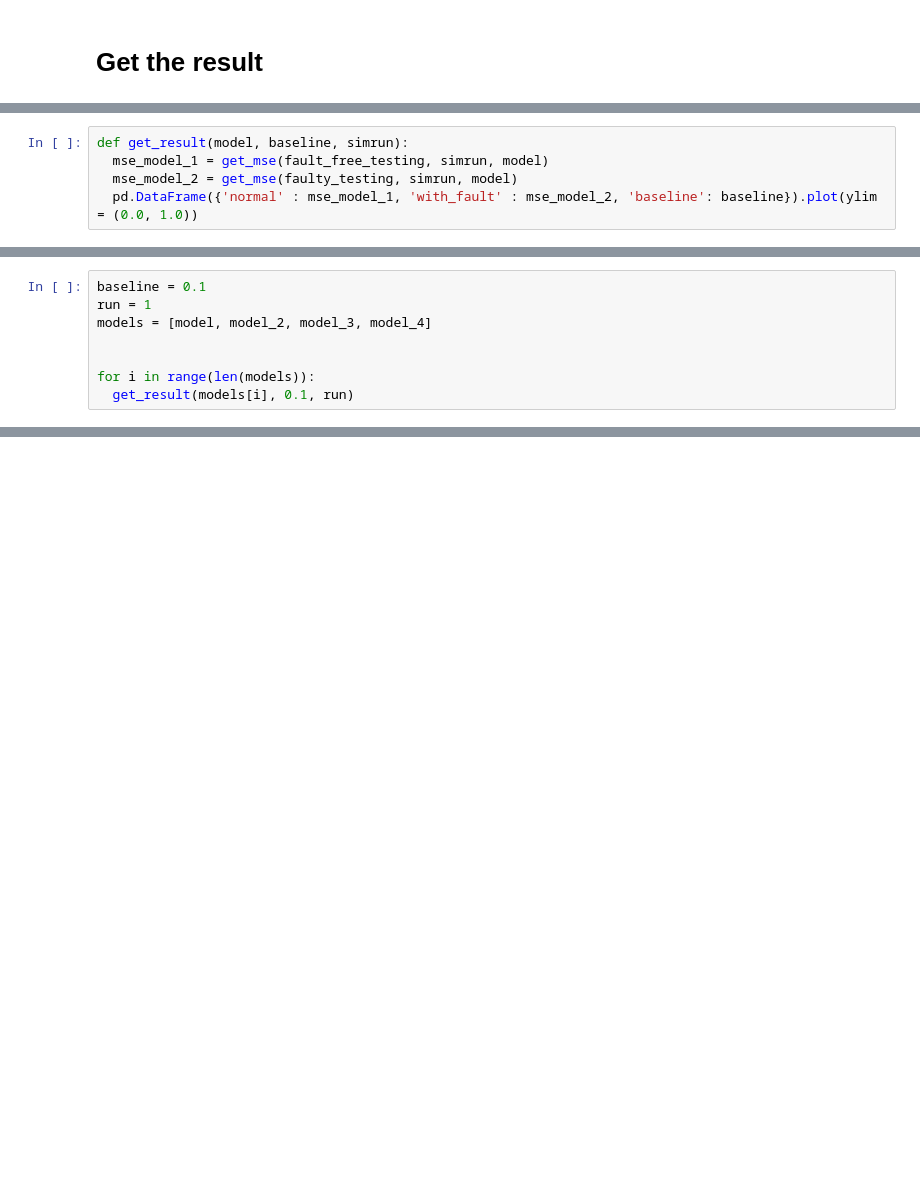
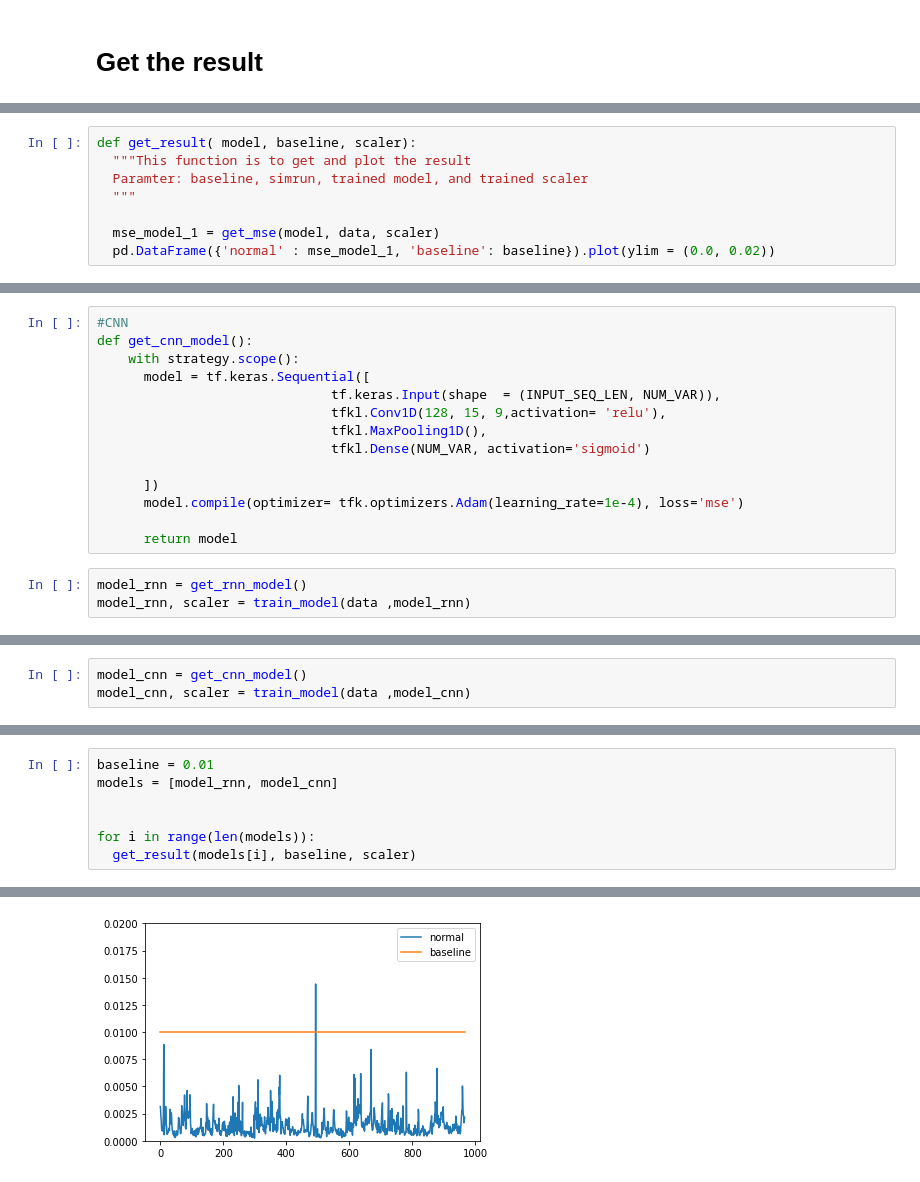
Before and after one commit to Rainmaker519/NGAFID_Anomaly_Detection, a Jupyter notebook: TEP/TEP_CNN.ipynb, the cells around one changed output, grey strips where cells are left out. Saved outputs shown, nothing was run; the diff lists cells and outputs as text; blank space fills up the shorter version.

Commit message:
Adjust the TEP_CNN file
Add the completed models into CNN.
Implement the detection on NGAFID Dataset in this file to get initial result.

```diff
--- a/TEP/TEP_CNN.ipynb
+++ b/TEP/TEP_CNN.ipynb
@@ -258,5 +764,8 @@ model.summary()
 # %%
-def get_result(model, baseline, simrun):
-  mse_model_1 = get_mse(fault_free_testing, simrun, model)
-  mse_model_2 = get_mse(faulty_testing, simrun, model)
-  pd.DataFrame({'normal' : mse_model_1, 'with_fault' : mse_model_2, 'baseline': baseline}).plot(ylim = (0.0, 1.0))
+def get_result( model, baseline, scaler):
+  """This function is to get and plot the result
+  Paramter: baseline, simrun, trained model, and trained scaler
+  """
+
+  mse_model_1 = get_mse(model, data, scaler)
+  pd.DataFrame({'normal' : mse_model_1, 'baseline': baseline}).plot(ylim = (0.0, 0.02))
@@ -262,0 +791,17 @@ def get_result(model, baseline, simrun):
+# %%
+#CNN
+def get_cnn_model():
+    with strategy.scope():
+      model = tf.keras.Sequential([
+                              tf.keras.Input(shape  = (INPUT_SEQ_LEN, NUM_VAR)),
+                              tfkl.Conv1D(128, 15, 9,activation= 'relu'),
+                              tfkl.MaxPooling1D(),
+                              tfkl.Dense(NUM_VAR, activation='sigmoid')
+
+      ])
+      model.compile(optimizer= tfk.optimizers.Adam(learning_rate=1e-4), loss='mse')
+
+      return model
+# %%
+model_rnn = get_rnn_model()
+model_rnn, scaler = train_model(data ,model_rnn)
@@ -262,0 +826,3 @@ def get_result(model, baseline, simrun):
+# %%
+model_cnn = get_cnn_model()
+model_cnn, scaler = train_model(data ,model_cnn)
@@ -263,8 +847,8 @@ def get_result(model, baseline, simrun):
 # %%
-baseline = 0.1
-run = 1
-models = [model, model_2, model_3, model_4]
+baseline = 0.01
+models = [model_rnn, model_cnn]
 
 
 for i in range(len(models)):
-  get_result(models[i], 0.1, run)
+  get_result(models[i], baseline, scaler)
+# %% [output]
@@ -270,0 +857 @@ for i in range(len(models)):
+[figure, added]
```
Also changed, not shown: parts of 39 cells of this notebook.
